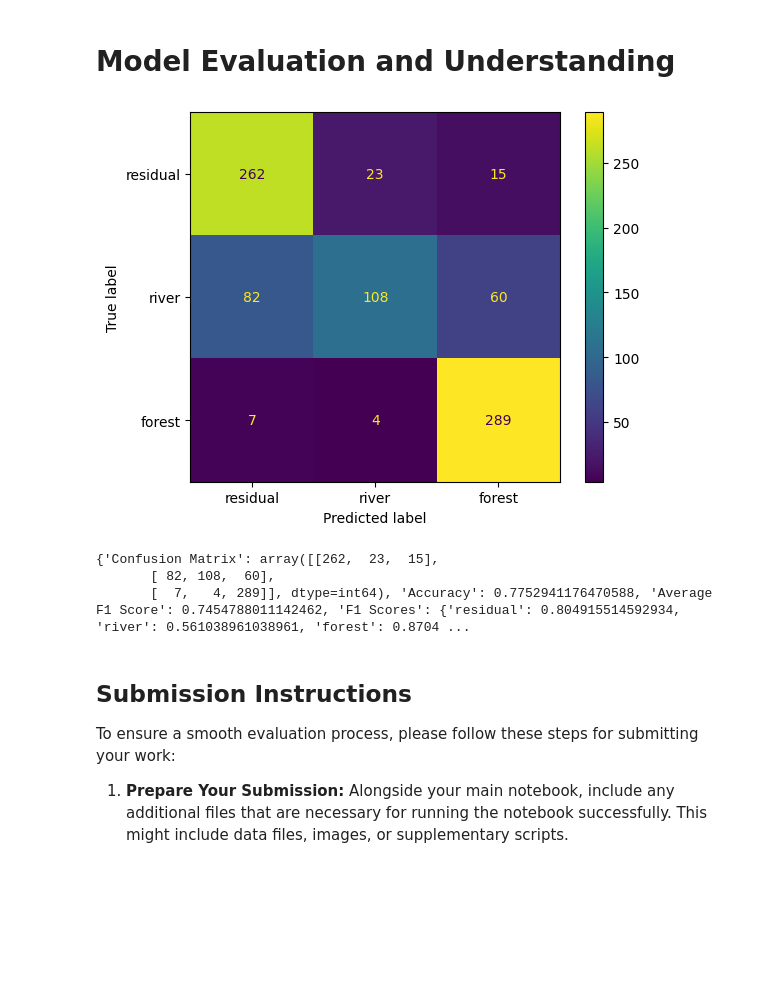
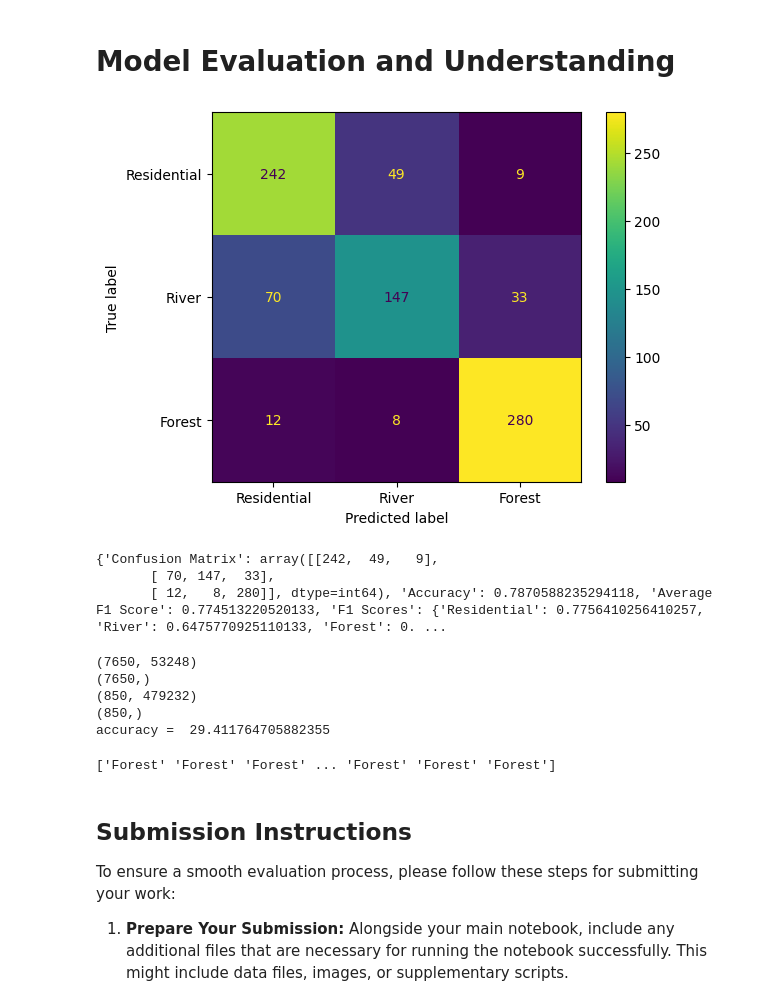
Before and after one commit to norhanreda/satellite-imagery-labs, a Jupyter notebook: lab3 - Image Classification/Image Classification.ipynb, the cells around one changed output. Saved outputs shown, nothing was run; the diff lists cells and outputs as text; code cells hidden in the pictures; blank space fills up the shorter version.

```diff
--- a/lab3 - Image Classification/Image Classification.ipynb
+++ b/lab3 - Image Classification/Image Classification.ipynb
@@ -377,23 +408,26 @@ def Classify_Based_on_Maximum_Likelihood(x_image_test,mean_class1,covariance_cla
     class2_liklihood = 1
     class3_liklihood = 1
     for pixel in x_image_test:
-       class1_liklihood *=  Compute_Likelihoods(pixel,mean_class1,covariance_class1)*p_residual
-       class2_liklihood *=  Compute_Likelihoods(pixel,mean_class2,covariance_class2)*p_river
-       class3_liklihood *=  Compute_Likelihoods(pixel,mean_class3,covariance_class3)*p_forest
+       class1_liklihood *=  Compute_Likelihoods(pixel,mean_class1,covariance_class1)
+       class2_liklihood *=  Compute_Likelihoods(pixel,mean_class2,covariance_class2)
+       class3_liklihood *=  Compute_Likelihoods(pixel,mean_class3,covariance_class3)
 
        if(class1_liklihood==0 or class2_liklihood ==0 or class3_liklihood==0):
           break
        max_class = max(class1_liklihood, class2_liklihood, class3_liklihood)
+    class1_liklihood *= p_residual
+    class2_liklihood *= p_river
+    class3_liklihood *= p_forest
     max_class = max(class1_liklihood, class2_liklihood, class3_liklihood)
     # print(class1_liklihood,class2_liklihood,class3_liklihood,max_class)
 
     result_class = None
     if(max_class == class1_liklihood):
-        result_class = "residual"
+        result_class = "Residential"
     elif (max_class == class2_liklihood):
-        result_class =   "river"
+        result_class =   "River"
     elif (max_class == class3_liklihood):
-        result_class = "forest"
+        result_class = "Forest"
 
     return   result_class
 
@@ -412,16 +446,16 @@ y_predicted = []
 
 for image in test_residual:
     y_predicted.append(Classify_Based_on_Maximum_Likelihood(image,residual_mean ,residula_covariance,river_mean,river_covariance,forest_mean ,forest_covariance ,p_residual,p_river,p_forest))
-    y_true.append("residual")
+    y_true.append("Residential")
 
 for image in test_river:
     y_predicted.append(Classify_Based_on_Maximum_Likelihood(image,residual_mean ,residula_covariance,river_mean,river_covariance,forest_mean ,forest_covariance ,p_residual,p_river,p_forest))
-    y_true.append("river")
+    y_true.append("River")
 
 
 for image in test_forest:
     y_predicted.append(Classify_Based_on_Maximum_Likelihood(image,residual_mean ,residula_covariance,river_mean,river_covariance,forest_mean ,forest_covariance ,p_residual,p_river,p_forest))
-    y_true.append("forest")
+    y_true.append("Forest")
 # %%
 print(y_true)
 # %% [output]
@@ -434,40 +468,78 @@ print(y_predicted)
 # Model Evaluation and Understanding
 # %%
 
-labels = ["residual","river","forest"]
+labels = ["Residential","River","Forest"]
 def model_evaluation(y_true,y_predicted,labels):
 
     cm = confusion_matrix(y_true, y_predicted, labels=labels)
 
     cm_display = ConfusionMatrixDisplay(confusion_matrix = cm, display_labels = labels)
     cm_display.plot()
     plt.show()
     accuracy = accuracy_score(y_true, y_predicted)
 
 
     f1_scores = f1_score(y_true, y_predicted, labels=labels, average=None)
 
 
     avg_f1_score = np.mean(f1_scores)
 
 
     results = {
         'Confusion Matrix': cm,
         'Accuracy': accuracy,
         'Average F1 Score': avg_f1_score,
         'F1 Scores': dict(zip(labels, f1_scores))
     }
 
     return results
 
 
 model_eval = model_evaluation(y_true,y_predicted,labels)
 print(model_eval)
 # %% [output]
-[figure, old version]
+[figure, new version]
-{'Confusion Matrix': array([[262,  23,  15],
-       [ 82, 108,  60],
-       [  7,   4, 289]], dtype=int64), 'Accuracy': 0.7752941176470588, 'Average F1 Score': 0.7454788011142462, 'F1 Scores': {'residual': 0.804915514592934, 'river': 0.561038961038961, 'forest': 0.8704 ...
+{'Confusion Matrix': array([[242,  49,   9],
+       [ 70, 147,  33],
+       [ 12,   8, 280]], dtype=int64), 'Accuracy': 0.7870588235294118, 'Average F1 Score': 0.774513220520133, 'F1 Scores': {'Residential': 0.7756410256410257, 'River': 0.6475770925110133, 'Forest': 0. ...
+# %%
+
+from sklearn.naive_bayes import GaussianNB
+train_data = np.concatenate((train_residual,train_river,train_forest), axis=0)
+train_labels = np.concatenate((train_residual_labels,train_river_labels ,train_forest_labels), axis=0)
+
+test_data = np.concatenate((test_residual,test_river,test_forest), axis=0)
+test_labels = np.concatenate((test_residual_labels,test_river_labels ,test_forest_labels), axis=0)
+train_data=train_data.reshape(train_data.shape[0],-1)
+test_data=train_data.reshape(test_data.shape[0],-1)
+
+
+print(train_data.shape)
+print(train_labels.shape)
+
+print(test_data.shape)
+print(test_labels.shape)
+
+pca = PCA(n_components=50)
+train_data = pca.fit_transform(train_data)
+test_data=pca.fit_transform(test_data)
+
+clf = GaussianNB()
+clf.fit(train_data,train_labels)
+predictions = clf.predict(test_data)
+
+accuracy = accuracy_score(test_labels,predictions)*100
+print("accuracy = ",accuracy)
+# %% [output]
+(7650, 53248)
+(7650,)
+(850, 479232)
+(850,)
+accuracy =  29.411764705882355
+# %%
+print(forest_labels)
+# %% [output]
+['Forest' 'Forest' 'Forest' ... 'Forest' 'Forest' 'Forest']
 # %% [markdown]
 ## Submission Instructions
 
```
Also changed, not shown: parts of 21 cells of this notebook, 3 other files.
